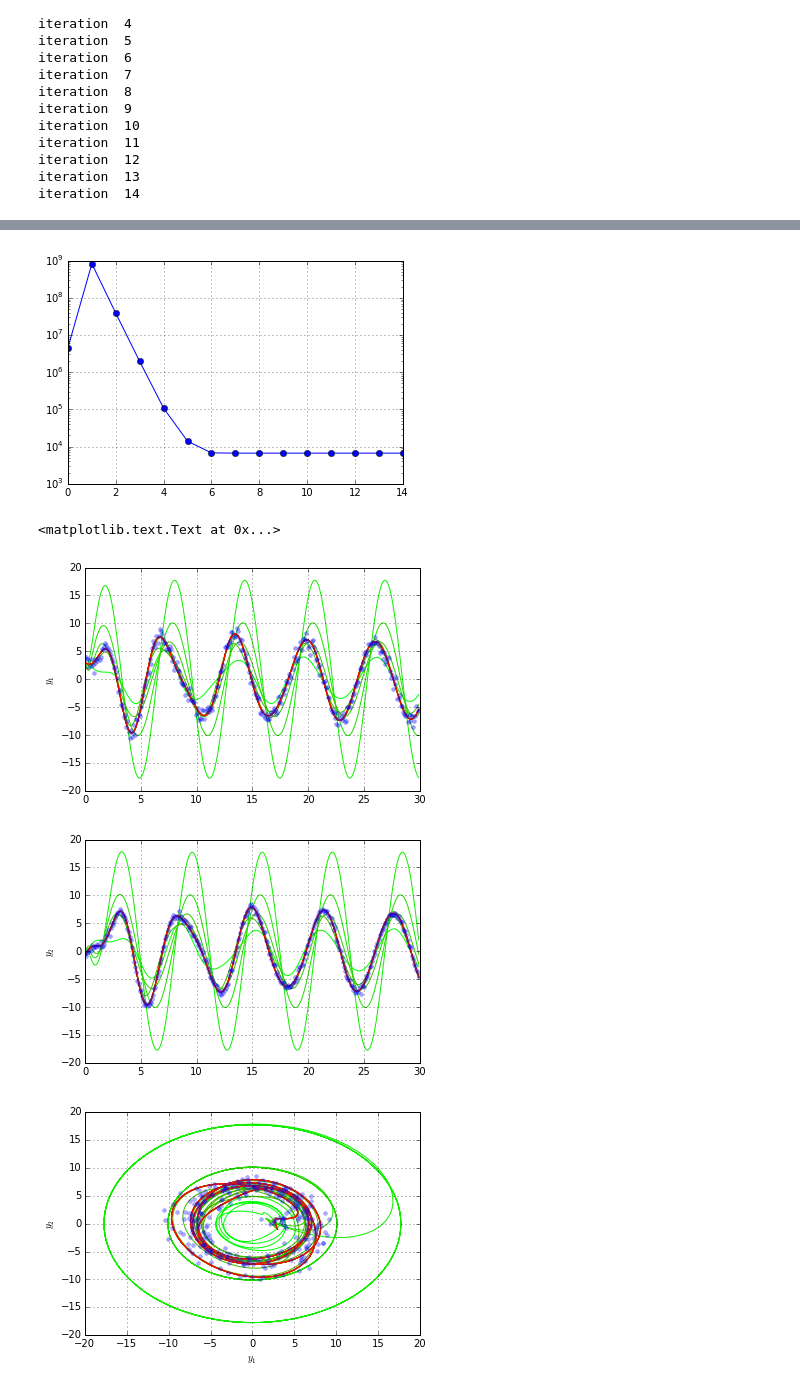
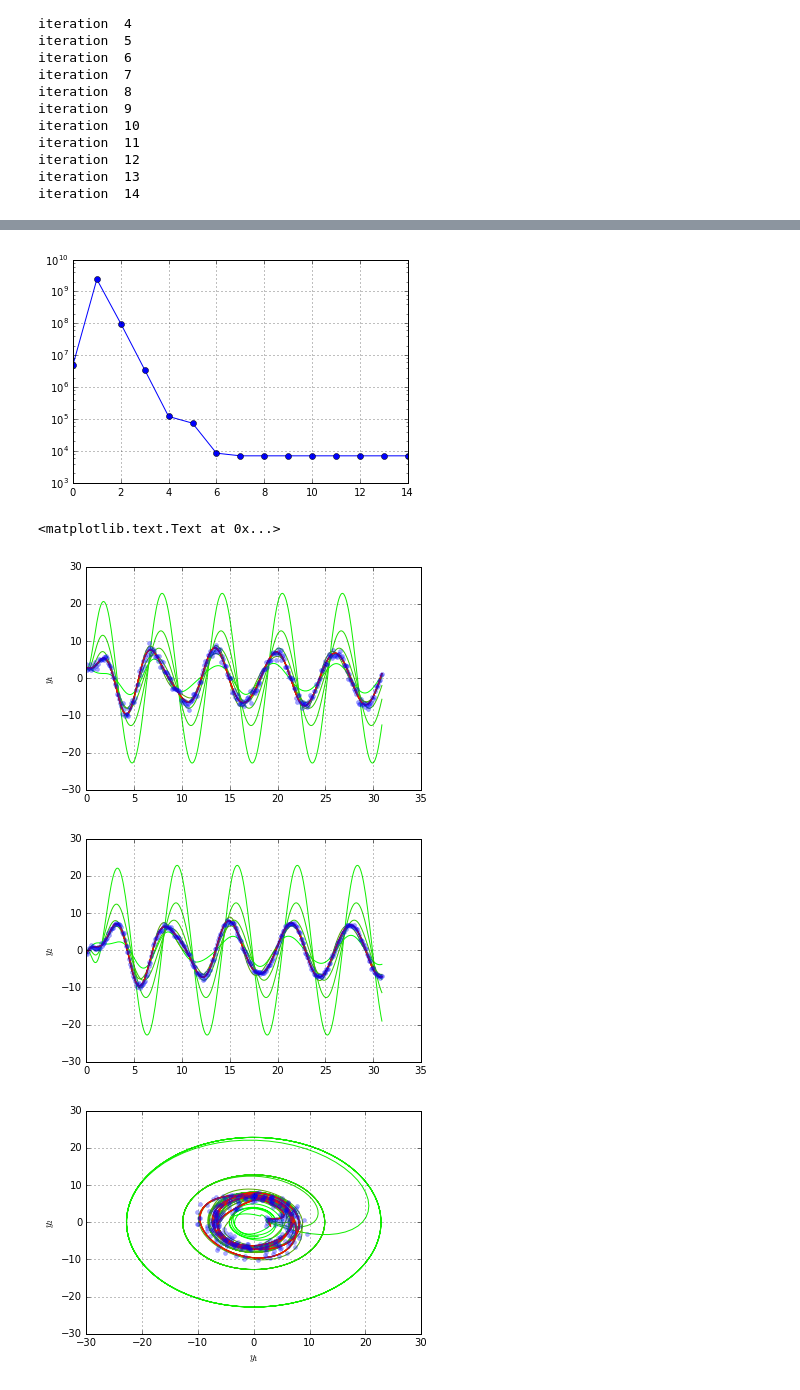
Before and after one commit to hakantiftikci/pyODEIVP4OEM, a Jupyter notebook: SPV_OEM.ipynb, the cells around one changed output, grey strips where cells are left out. Cells and saved outputs as stored; diff of their text form; code cells hidden in the pictures.

```diff
--- a/SPV_OEM.ipynb
+++ b/SPV_OEM.ipynb
@@ -98,16 +77,16 @@ x01 = np.array([1,2], np.float32)
 pest = np.array([1.4, 0.4, 2.1], np.float32)
 pest = np.array([2.4, 0.4, 6.1], np.float32)
 # def system.__init__(self,fdx,fy,p,nx,nu,ny,np,descr):
-smd = OEM.System(ode.fdxsample2, fy, p, nox, nou, noy, nop, "SpringMassDamper system." )
+smd = OEM.System(fdx1, fy, p, nox, nou, noy, nop, "SpringMassDamper system.", fdx_extra_args, fu_extra_args, fy_extra_args )
 # %%
-tv1 = np.arange(0.0, 1.0, 0.1)
-exp1 = smd.generateVirtualExperiment(x01, fu1, tv1, p, (0.0, 0.0), (0.8,0.36))
+tv1 = np.arange(0.0, 31.0, 0.1)
+exp1 = smd.generateVirtualExperiment(x01, fu1, tv1, p, (0.0, 0.0), (0.8,0.36));
 
 plotsOn = True
 if plotsOn:
-    pl.figure()
-    pl.plot(exp1.z[:,0],exp1.z[:,1],'.-',ms=12,lw=0.3)
+    plt.figure()
+    plt.plot(exp1.z[:,0],exp1.z[:,1],'.-',ms=12,lw=0.3)
 
-    pl.figure()
-    pl.plot(tv1,exp1.z[:,0],'.-',tv1,exp1.z[:,1],'.-')
+    plt.figure()
+    plt.plot(tv1,exp1.z[:,0],'.-',tv1,exp1.z[:,1],'.-')
 # %% [output]
@@ -192,41 +178,41 @@ pl.semilogy(range(niter),sigmas[:,2],'go-',mec='g')
 # %%
-pl.figure()
-pl.semilogy(range(niter),costs,'o-')
-pl.grid()
+plt.figure()
+plt.semilogy(range(niter),costs,'o-')
+plt.grid()
 # %% [output]
-[figure, old version]
+[figure, new version]
 # %%
 def colormap(i,niter):
     l = float(i)/niter
     return  (l,1-l,0.0)
 
 
-pl.figure()
+plt.figure()
 for i in range(niter):
-    pl.plot(znominals[i].t,znominals[i].z[:,0],color=colormap(i,niter));
-pl.plot(exp1.t,exp1.z[:,0],'.',mfc='b',mec='b',alpha=0.36,ms=8)
-pl.grid()
-pl.ylabel('$y_1$')
+    plt.plot(znominals[i].t,znominals[i].z[:,0],color=colormap(i,niter));
+plt.plot(exp1.t,exp1.z[:,0],'.',mfc='b',mec='b',alpha=0.36,ms=8)
+plt.grid()
+plt.ylabel('$y_1$')
 
-pl.figure()
+plt.figure()
 for i in range(niter):
-    pl.plot(znominals[i].t,znominals[i].z[:,1],color=colormap(i,niter));
-pl.plot(exp1.t,exp1.z[:,1],'.',mfc='b',mec='b',alpha=0.36,ms=8)
-pl.grid()
-pl.ylabel('$y_2$')
+    plt.plot(znominals[i].t,znominals[i].z[:,1],color=colormap(i,niter));
+plt.plot(exp1.t,exp1.z[:,1],'.',mfc='b',mec='b',alpha=0.36,ms=8)
+plt.grid()
+plt.ylabel('$y_2$')
 
-pl.figure()
+plt.figure()
 for i in range(niter):
-    pl.plot(znominals[i].z[:,0],znominals[i].z[:,1],color=colormap(i,niter));
-pl.plot(exp1.z[:,0],exp1.z[:,1],'.',mfc='b',mec='b',alpha=0.32,ms=8)
-pl.grid()
-pl.xlabel('$y_1$')
-pl.ylabel('$y_2$')
+    plt.plot(znominals[i].z[:,0],znominals[i].z[:,1],color=colormap(i,niter));
+plt.plot(exp1.z[:,0],exp1.z[:,1],'.',mfc='b',mec='b',alpha=0.32,ms=8)
+plt.grid()
+plt.xlabel('$y_1$')
+plt.ylabel('$y_2$')
 # %% [output]
 <matplotlib.text.Text at 0x...>
-[figure, old version]
+[figure, new version]
-[figure, old version]
+[figure, new version]
-[figure, old version]
+[figure, new version]
 # %%
 def perturbedDerivatives(t,x,u,p,fdx,nox,nop,abstol,reltol):
     dx = np.zeros((nop*nox,), np.float32)
```
Also changed, not shown: parts of 20 cells of this notebook.
